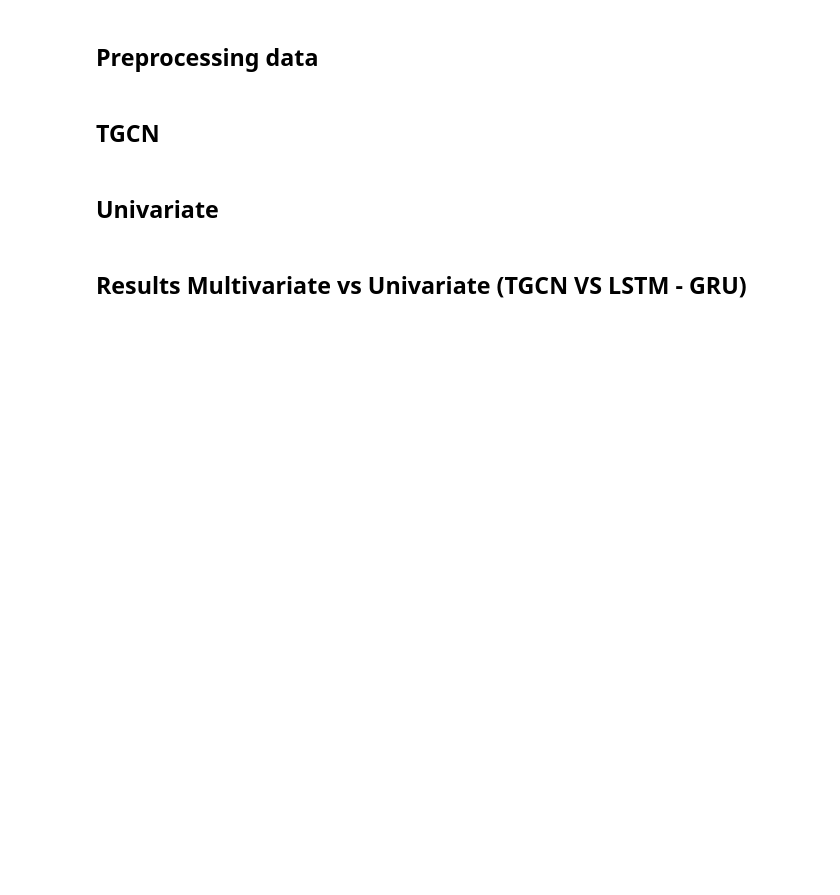
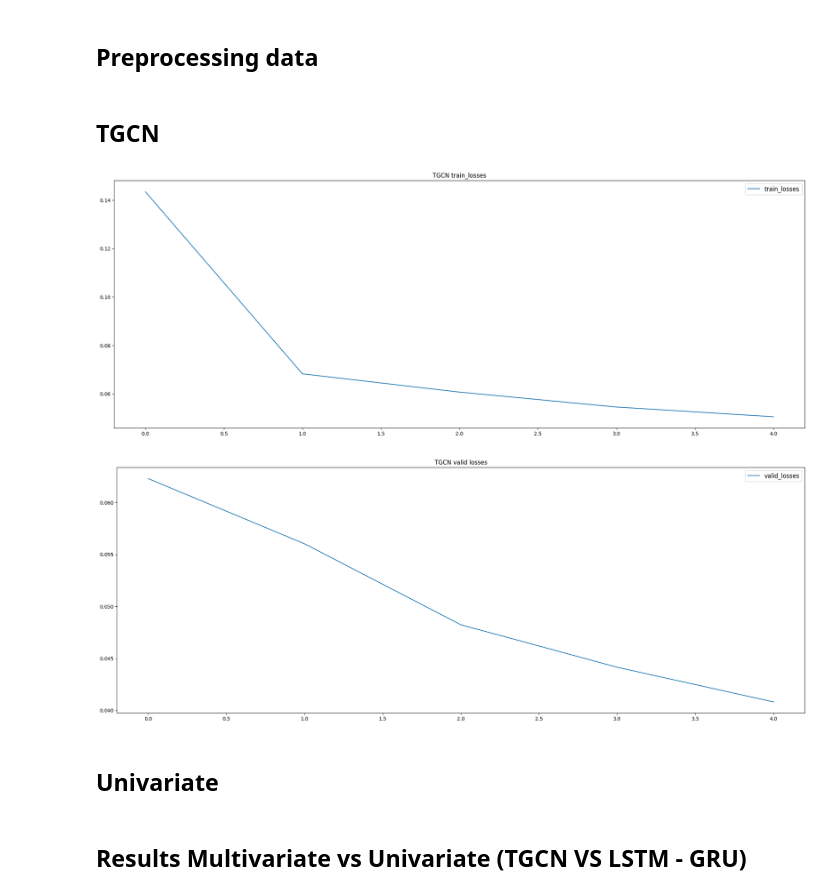
Before and after one commit to Desmoniak/Federated-Traffic-Flow-Forecasting, a Jupyter notebook: TGCN_vs_LSTM_GRU.ipynb, the cells around one changed output. Cells and saved outputs as stored; diff of their text form; code cells hidden in the pictures; blank space fills up the shorter version.

```diff
--- a/TGCN_vs_LSTM_GRU.ipynb
+++ b/TGCN_vs_LSTM_GRU.ipynb
@@ -120,12 +124,15 @@ model_TGCN = TGCN(adjacency_matrix_PeMS, hidden_dim=32, output_size=len(df_PeMS.
 # %%
 import matplotlib.pyplot as plt
 
-num_epochs_TGCN = 300
-# model_path = f"{path_save_model}/epoch_{num_epochs_TGCN}/TGCN_model.pkl"
-# _ , valid_losses, train_losses = train_model(model_TGCN, train_loader_TGCN, val_loader_TGCN, model_path=model_path, num_epochs=num_epochs_TGCN, remove=False)
+num_epochs_TGCN = 5
+model_path = f"{path_save_model}/epoch_{num_epochs_TGCN}/TGCN_model.pkl"
+_ , valid_losses, train_losses = train_model(model_TGCN, train_loader_TGCN, val_loader_TGCN, model_path=model_path, num_epochs=num_epochs_TGCN, remove=False)
 
-# plot_losses(train_losses, "TGCN train_losses", "train_losses")
-# plot_losses(valid_losses, "TGCN valid losses", "valid_losses")
+plot_losses(train_losses, "TGCN train_losses", "train_losses")
+plot_losses(valid_losses, "TGCN valid losses", "valid_losses")
+# %% [output]
+[figure, added]
+[figure, added]
 # %% [markdown]
 ## Univariate
 # %%
```
Also changed, not shown: parts of 12 cells of this notebook, 1 other file.
